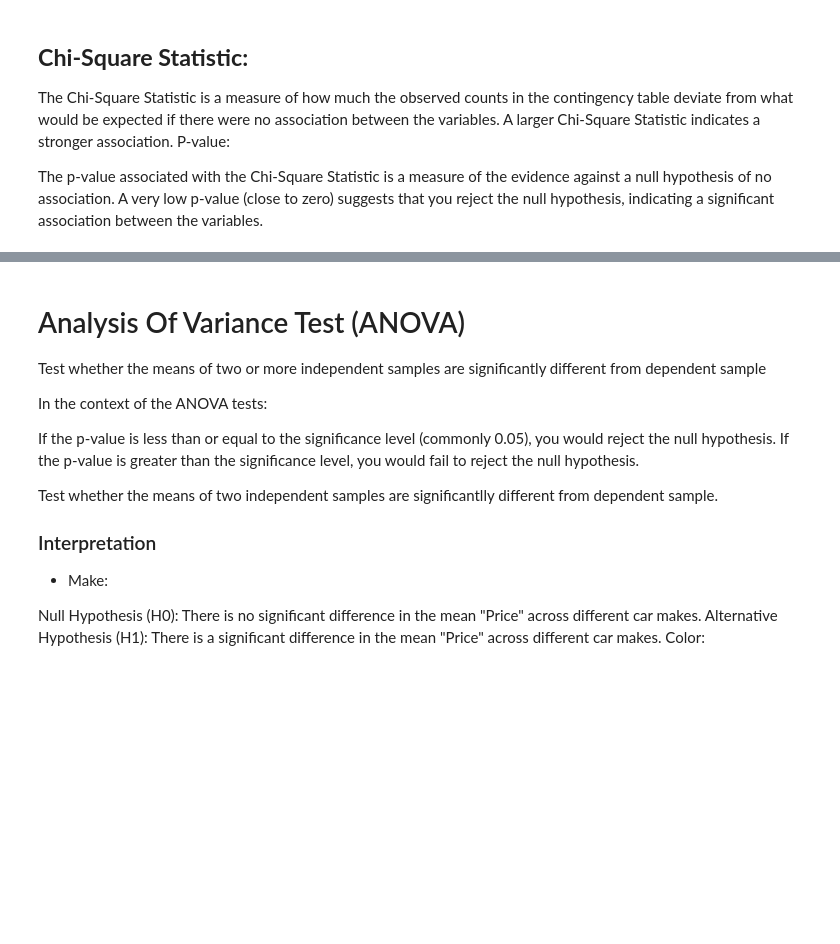
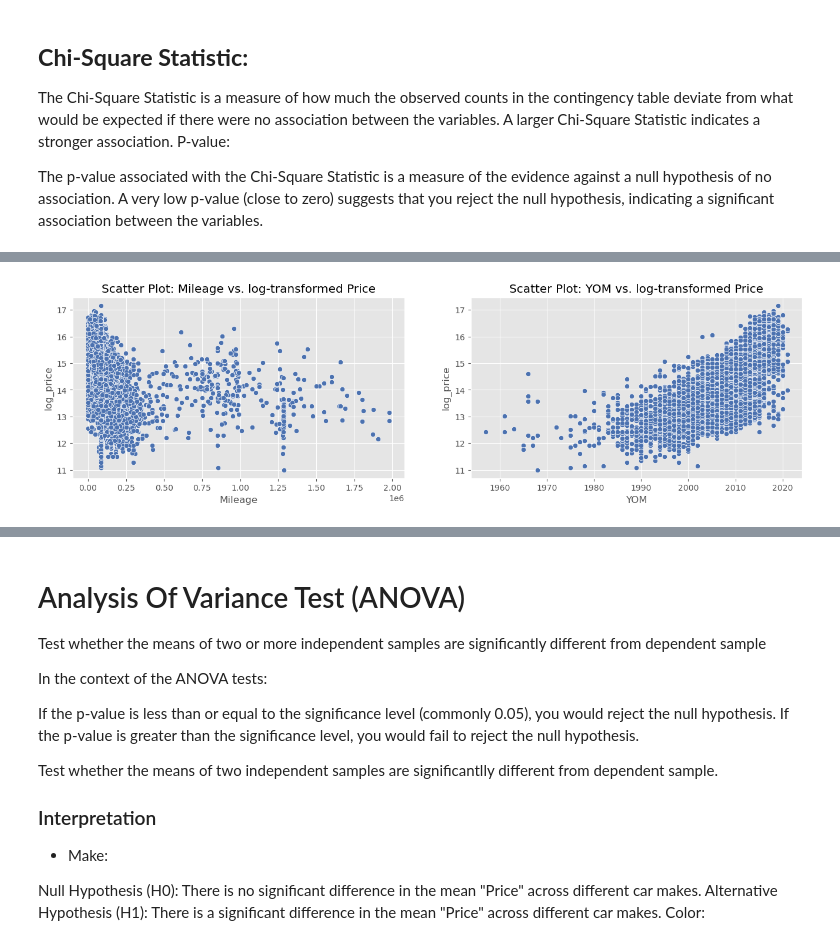
Before and after one commit to Cynthiachelangat/groupcarproject, a Jupyter notebook: model.ipynb, the cells around one changed output, grey strips where cells are left out. Drawn from its saved outputs; the diff is of its cells as text; code cells hidden in the pictures; blank space fills up the shorter version.

```diff
--- a/model.ipynb
+++ b/model.ipynb
@@ -575,0 +601,22 @@ In summary, all the p-values are very close to zero, suggesting that each catego
+# %%
+# Make a copy of the original DataFrame
+cars_encoded = cars.copy()
+
+# Columns for Label Encoding
+label_encode_cols = ['Make', 'Transmission', 'Used', 'Location', 'City']
+
+# Apply Label Encoding
+label_encoder = LabelEncoder()
+cars_encoded[label_encode_cols] = cars_encoded[label_encode_cols].apply(label_encoder.fit_transform)
+
+# Columns for One-Hot Encoding
+one_hot_encode_cols = ['Color']
+
+# Apply One-Hot Encoding
+cars_encoded = pd.get_dummies(cars_encoded, columns=one_hot_encode_cols)
+
+# Log Transformation on the Target Variable ('Price')
+cars_encoded['log_price'] = np.log(cars_encoded['Price'])
+
+# Display the first few rows of the encoded DataFrame
+print(cars_encoded.head(3))
@@ -575,0 +641,20 @@ In summary, all the p-values are very close to zero, suggesting that each catego
+# %%
+plt.figure(figsize=(16, 4))
+
+# Create the first subplot for YOM vs Price
+plt.subplot(1, 2, 1)
+sns.scatterplot(x='Mileage', y='log_price', data=cars_encoded, palette='deep')
+plt.title('Scatter Plot: Mileage vs. log-transformed Price')
+plt.xlabel('Mileage')
+plt.ylabel('log_price')
+
+# Create the second subplot for Mileage vs Price
+plt.subplot(1, 2, 2)
+sns.scatterplot(x='YOM', y='log_price', data=cars_encoded, palette='deep')
+plt.title('Scatter Plot: YOM vs. log-transformed Price')
+plt.xlabel('YOM')
+plt.ylabel('log_price')
+
+plt.show()
+# %% [output]
+[figure, added]
```
Also changed, not shown: parts of 11 cells of this notebook.
